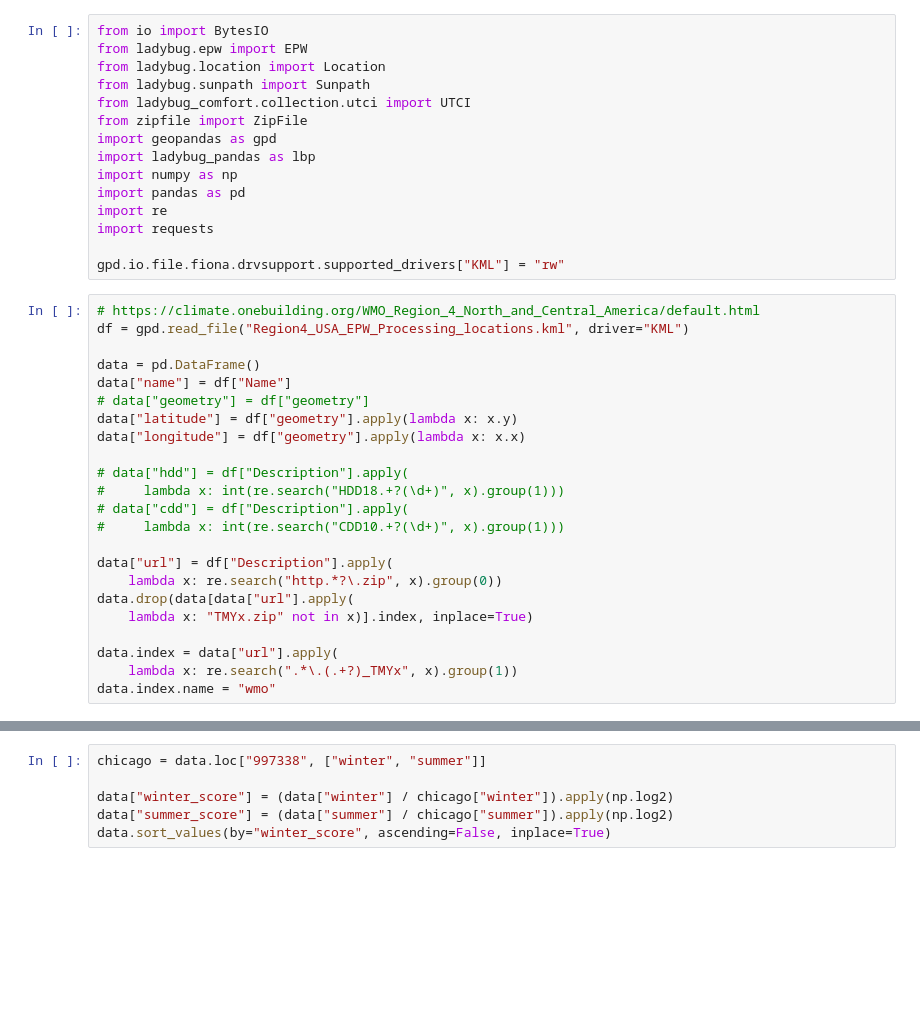
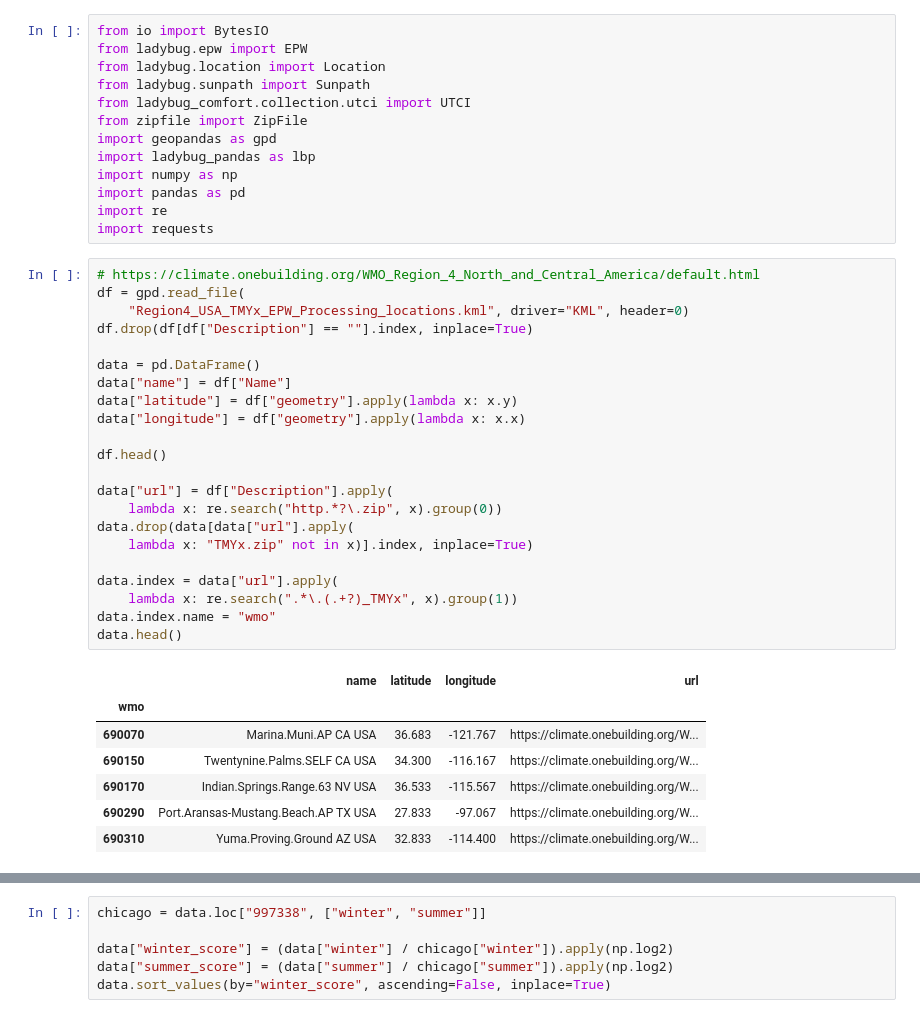
Before and after one commit to danwahl/schelling-out, a Jupyter notebook: weather/weather.ipynb, the cells around one changed output, grey strips where cells are left out. Cells and saved outputs as stored; diff of their text form; blank space fills up the shorter version.

```diff
--- a/weather/weather.ipynb
+++ b/weather/weather.ipynb
@@ -11,31 +11,36 @@ import numpy as np
 import pandas as pd
 import re
 import requests
-
-gpd.io.file.fiona.drvsupport.supported_drivers["KML"] = "rw"
 # %%
 # https://climate.onebuilding.org/WMO_Region_4_North_and_Central_America/default.html
-df = gpd.read_file("Region4_USA_EPW_Processing_locations.kml", driver="KML")
+df = gpd.read_file(
+    "Region4_USA_TMYx_EPW_Processing_locations.kml", driver="KML", header=0)
+df.drop(df[df["Description"] == ""].index, inplace=True)
 
 data = pd.DataFrame()
 data["name"] = df["Name"]
-# data["geometry"] = df["geometry"]
 data["latitude"] = df["geometry"].apply(lambda x: x.y)
 data["longitude"] = df["geometry"].apply(lambda x: x.x)
 
-# data["hdd"] = df["Description"].apply(
-#     lambda x: int(re.search("HDD18.+?(\d+)", x).group(1)))
-# data["cdd"] = df["Description"].apply(
-#     lambda x: int(re.search("CDD10.+?(\d+)", x).group(1)))
+df.head()
 
 data["url"] = df["Description"].apply(
     lambda x: re.search("http.*?\.zip", x).group(0))
 data.drop(data[data["url"].apply(
     lambda x: "TMYx.zip" not in x)].index, inplace=True)
 
 data.index = data["url"].apply(
     lambda x: re.search(".*\.(.+?)_TMYx", x).group(1))
 data.index.name = "wmo"
+data.head()
+# %% [output]
+|  | name | latitude | longitude | url |
+| wmo |  |  |  |  |
+| 690070 | Marina.Muni.AP CA USA | 36.683 | -121.767 | https://climate.onebuilding.org/W... |
+| 690150 | Twentynine.Palms.SELF CA USA | 34.300 | -116.167 | https://climate.onebuilding.org/W... |
+| 690170 | Indian.Springs.Range.63 NV USA | 36.533 | -115.567 | https://climate.onebuilding.org/W... |
+| 690290 | Port.Aransas-Mustang.Beach.AP TX USA | 27.833 | -97.067 | https://climate.onebuilding.org/W... |
+| 690310 | Yuma.Proving.Ground AZ USA | 32.833 | -114.400 | https://climate.onebuilding.org/W... |
 # %%
 import time
 
```
Also changed, not shown: parts of 2 cells of this notebook, 4 other files.
